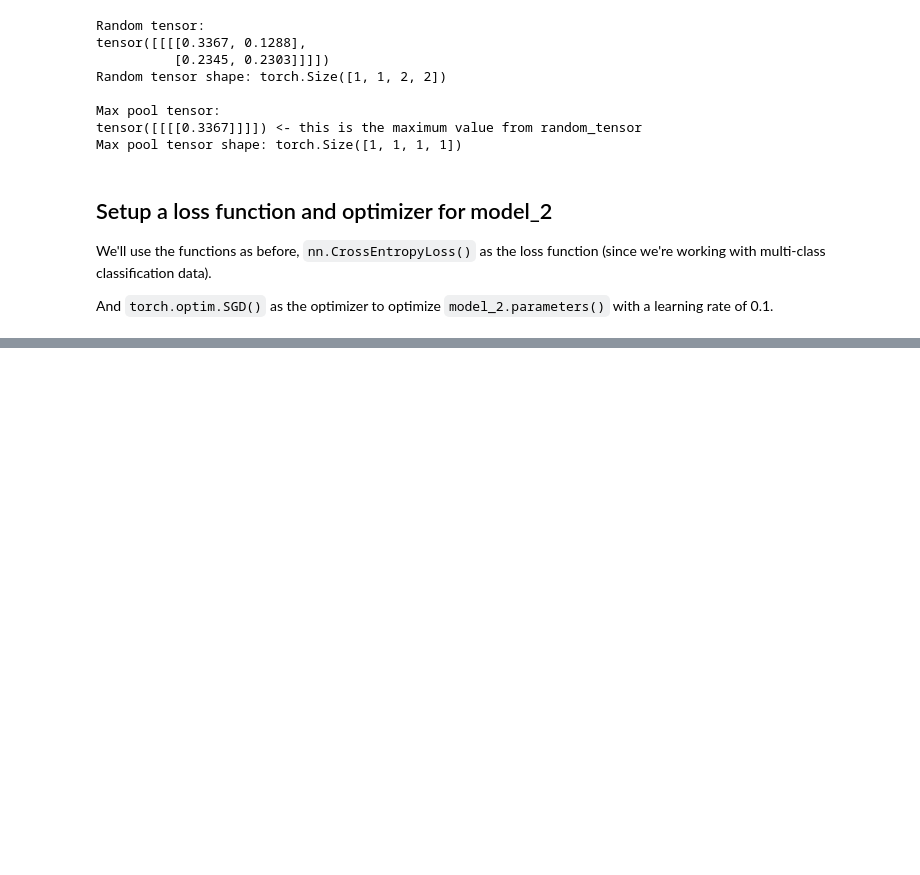
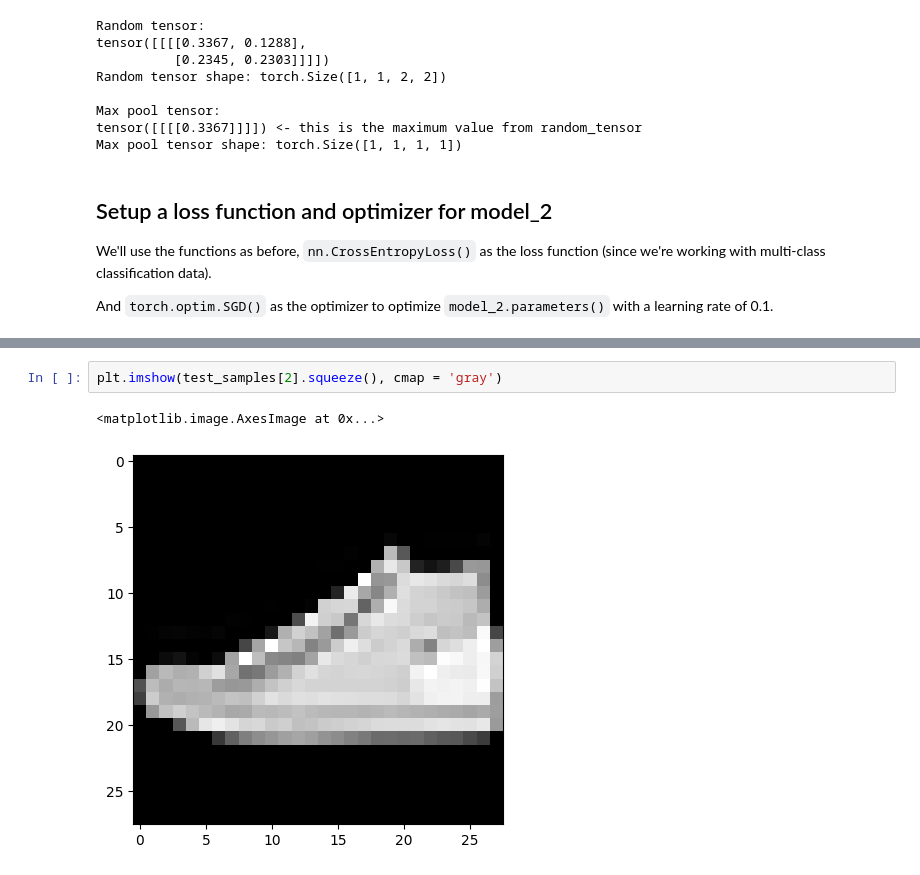
Before and after one commit to KRollins26/learning_pytorch, a Jupyter notebook: pytorch_computer_vision.ipynb, the cells around one changed output, grey strips where cells are left out. Drawn from its saved outputs; the diff is of its cells as text; blank space fills up the shorter version.

```diff
--- a/pytorch_computer_vision.ipynb
+++ b/pytorch_computer_vision.ipynb
@@ -932,0 +1068,5 @@ And `torch.optim.SGD()` as the optimizer to optimize `model_2.parameters()` with
+# %%
+plt.imshow(test_samples[2].squeeze(), cmap = 'gray')
+# %% [output]
+<matplotlib.image.AxesImage at 0x...>
+[figure, added]
```
Also changed, not shown: parts of 17 cells of this notebook.
